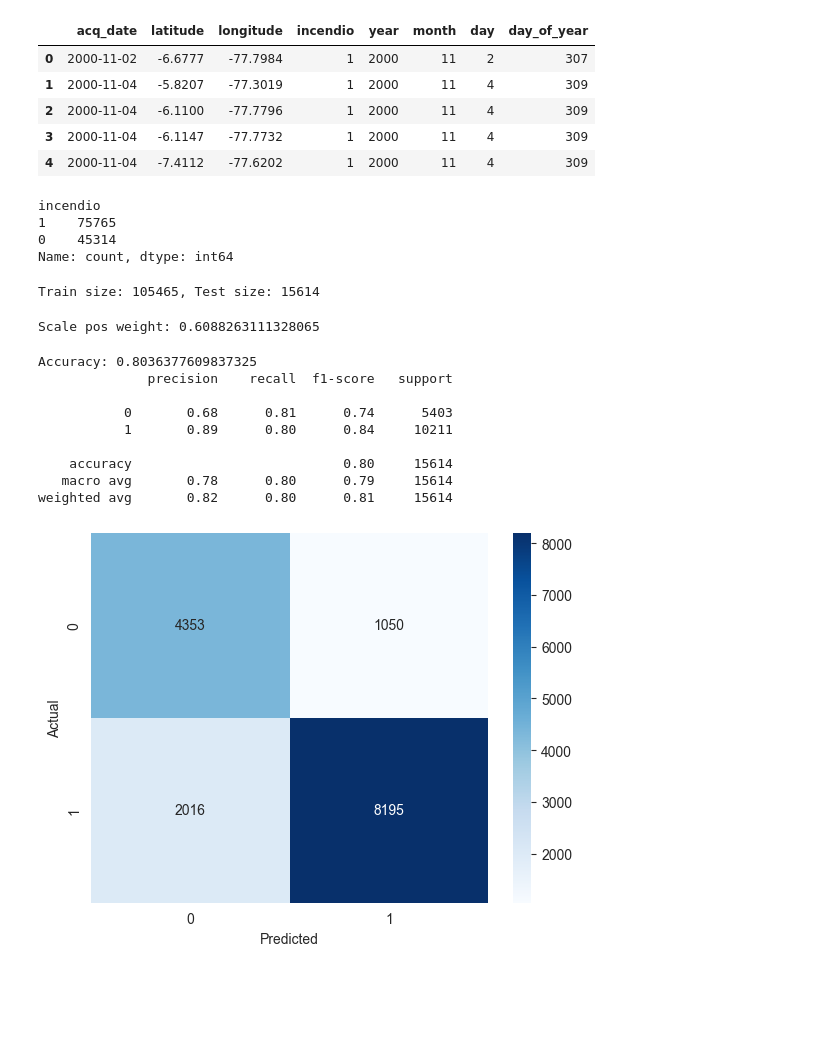
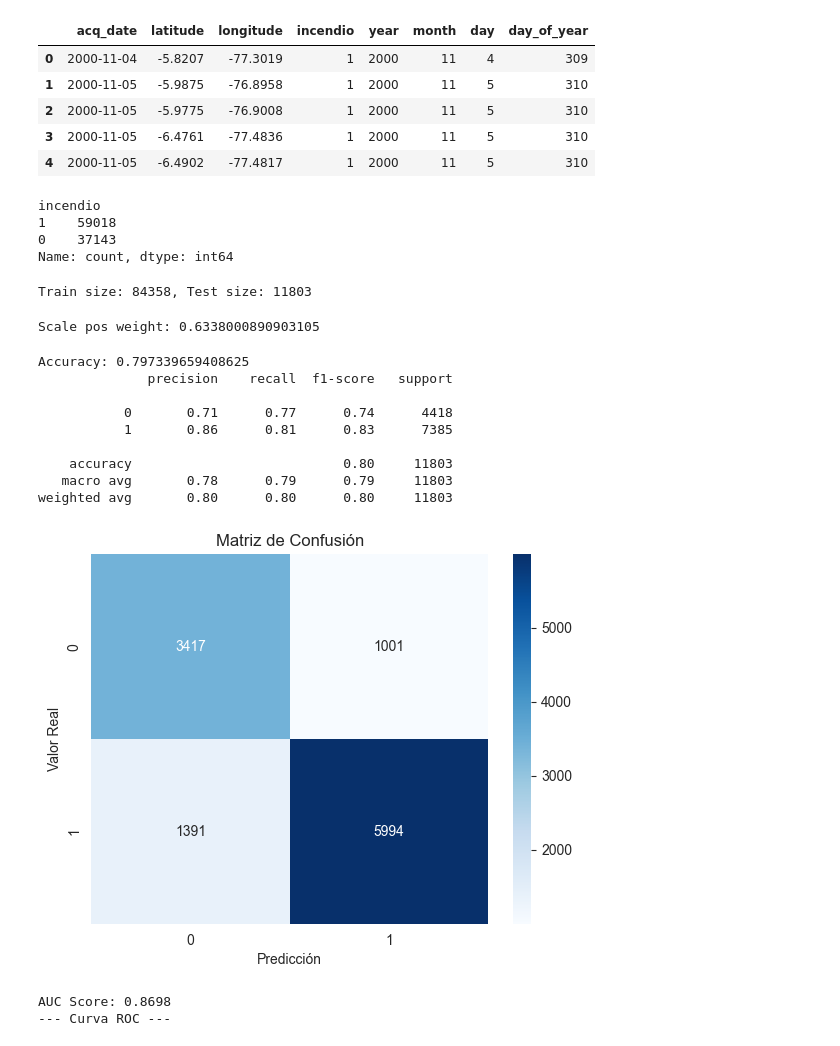
Before and after one commit to antoniozamora2002/Modelo-Machine-Learning-Para-Detectar-Incendios, a Jupyter notebook: Random-Forest-Model.ipynb, the cells around one changed output. Drawn from its saved outputs; the diff is of its cells as text; code cells hidden in the pictures; blank space fills up the shorter version.

```diff
--- a/Random-Forest-Model.ipynb
+++ b/Random-Forest-Model.ipynb
@@ -24,8 +24,8 @@ for year in years:
 
         # Filtrar a región de San Martín
         san_martin_modis_year = modis_df_year[
-            (modis_df_year['latitude'] >= -8) & (modis_df_year['latitude'] <= -5) &
-            (modis_df_year['longitude'] >= -78) & (modis_df_year['longitude'] <= -75)
+            (modis_df_year['latitude'] >= -7.5) & (modis_df_year['latitude'] <= -5.5) &
+            (modis_df_year['longitude'] >= -77.5) & (modis_df_year['longitude'] <= -75.5)
         ]
 
         # Agregar label
@@ -49,6 +49,14 @@ for year in years:
         no_incendios_df_year['longitude'] = no_incendios_df_year['.geo'].apply(lambda x: json.loads(x)['coordinates'][0])
         no_incendios_df_year['latitude'] = no_incendios_df_year['.geo'].apply(lambda x: json.loads(x)['coordinates'][1])
 
+        # Filtrar a región de San Martín
+        no_incendios_df_year = no_incendios_df_year[
+            (no_incendios_df_year['latitude'] >= -7.5) &
+            (no_incendios_df_year['latitude'] <= -5.5) &
+            (no_incendios_df_year['longitude'] >= -77.5) &
+            (no_incendios_df_year['longitude'] <= -75.5)
+        ]
+
         # Agregar label
         no_incendios_df_year['incendio'] = 0
 
@@ -181,11 +188,11 @@ full_df['day_of_year'] = full_df['acq_date'].dt.dayofyear
 full_df.head()
 # %% [output]
 |  | acq_date | latitude | longitude | incendio | year | month | day | day_of_year |
-| 0 | 2000-11-02 | -6.6777 | -77.7984 | 1 | 2000 | 11 | 2 | 307 |
-| 1 | 2000-11-04 | -5.8207 | -77.3019 | 1 | 2000 | 11 | 4 | 309 |
-| 2 | 2000-11-04 | -6.1100 | -77.7796 | 1 | 2000 | 11 | 4 | 309 |
-| 3 | 2000-11-04 | -6.1147 | -77.7732 | 1 | 2000 | 11 | 4 | 309 |
-| 4 | 2000-11-04 | -7.4112 | -77.6202 | 1 | 2000 | 11 | 4 | 309 |
+| 0 | 2000-11-04 | -5.8207 | -77.3019 | 1 | 2000 | 11 | 4 | 309 |
+| 1 | 2000-11-05 | -5.9875 | -76.8958 | 1 | 2000 | 11 | 5 | 310 |
+| 2 | 2000-11-05 | -5.9775 | -76.9008 | 1 | 2000 | 11 | 5 | 310 |
+| 3 | 2000-11-05 | -6.4761 | -77.4836 | 1 | 2000 | 11 | 5 | 310 |
+| 4 | 2000-11-05 | -6.4902 | -77.4817 | 1 | 2000 | 11 | 5 | 310 |
 # %%
 features = ['latitude', 'longitude', 'month', 'day', 'day_of_year', 'year']
 X = full_df[features]
@@ -195,8 +202,8 @@ y = full_df['incendio']
 print(y.value_counts())
 # %% [output]
 incendio
-1    75765
-0    45314
+1    59018
+0    37143
 Name: count, dtype: int64
 # %%
 # Ordenar por fecha
@@ -213,13 +220,13 @@ y_test = test_df['incendio']
 
 print(f"Train size: {len(train_df)}, Test size: {len(test_df)}")
 # %% [output]
-Train size: 105465, Test size: 15614
+Train size: 84358, Test size: 11803
 # %%
 # Calcular scale_pos_weight para desbalance (más incendios)
 scale_pos_weight = len(y_train[y_train == 0]) / len(y_train[y_train == 1]) if len(y_train[y_train == 1]) > 0 else 1
 print(f"Scale pos weight: {scale_pos_weight}")
 # %% [output]
-Scale pos weight: 0.6088263111328065
+Scale pos weight: 0.6338000890903105
 # %%
 # Crear modelo Random Forest
 model = RandomForestClassifier(
@@ -241,31 +248,59 @@ y_pred = model.predict(X_test)
 # %%
 # Métricas
 print("Accuracy:", accuracy_score(y_test, y_pred))
 print(classification_report(y_test, y_pred))
 
 # Matriz de confusión
 cm = confusion_matrix(y_test, y_pred)
 sns.heatmap(cm, annot=True, fmt='d', cmap='Blues')
-plt.xlabel('Predicted')
-plt.ylabel('Actual')
+plt.xlabel('Predicción')
+plt.ylabel('Valor Real')
+plt.title('Matriz de Confusión')
+plt.show()
+
+# Curva ROC y Puntaje AUC
+
+# 1. Obtener las probabilidades de predicción para la clase positiva (incendio=1)
+# Usamos .predict_proba() que devuelve [prob_clase_0, prob_clase_1]
+y_pred_proba = model.predict_proba(X_test)[:, 1]
+
+# 2. Calcular el puntaje AUC (Area Under the Curve)
+auc = roc_auc_score(y_test, y_pred_proba)
+print(f'\nAUC Score: {auc:.4f}')
+
+# 3. Calcular FPR (Tasa de Falsos Positivos) y TPR (Tasa de Verdaderos Positivos)
+fpr, tpr, thresholds = roc_curve(y_test, y_pred_proba)
+
+# 4. Graficar la curva ROC
+print("--- Curva ROC ---")
+plt.figure(figsize=(8, 6))
+plt.plot(fpr, tpr, label=f'Curva ROC (AUC = {auc:.4f})', color='blue')
+plt.plot([0, 1], [0, 1], 'k--') # Línea de referencia (azar)
+plt.xlabel('Tasa de Falsos Positivos (FPR)')
+plt.ylabel('Tasa de Verdaderos Positivos (TPR)')
+plt.title('Curva ROC (Receiver Operating Characteristic)')
+plt.legend(loc='lower right')
+plt.grid(True)
 plt.show()
 
 # Feature importance (para Random Forest)
 importances = model.feature_importances_
 indices = np.argsort(importances)[::-1]
 plt.figure(figsize=(10, 6))
 plt.title("Feature Importance")
 plt.bar(range(X.shape[1]), importances[indices], align="center")
 plt.xticks(range(X.shape[1]), [features[i] for i in indices], rotation=90)
 plt.show()
 # %% [output]
-Accuracy: 0.8036377609837325
+Accuracy: 0.797339659408625
               precision    recall  f1-score   support
 
-           0       0.68      0.81      0.74      5403
-           1       0.89      0.80      0.84     10211
+           0       0.71      0.77      0.74      4418
+           1       0.86      0.81      0.83      7385
 
-    accuracy                           0.80     15614
-   macro avg       0.78      0.80      0.79     15614
-weighted avg       0.82      0.80      0.81     15614
+    accuracy                           0.80     11803
+   macro avg       0.78      0.79      0.79     11803
+weighted avg       0.80      0.80      0.80     11803
-[figure, old version]
+[figure, new version]
+AUC Score: 0.8698
+--- Curva ROC ---
```
Also changed, not shown: parts of 3 cells of this notebook, 5 other files.
